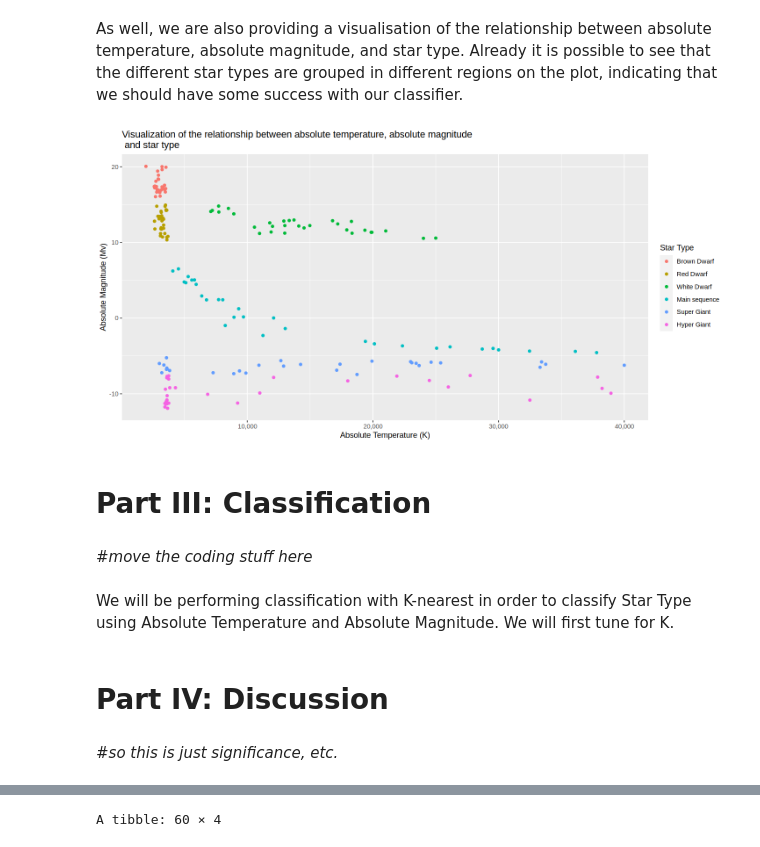
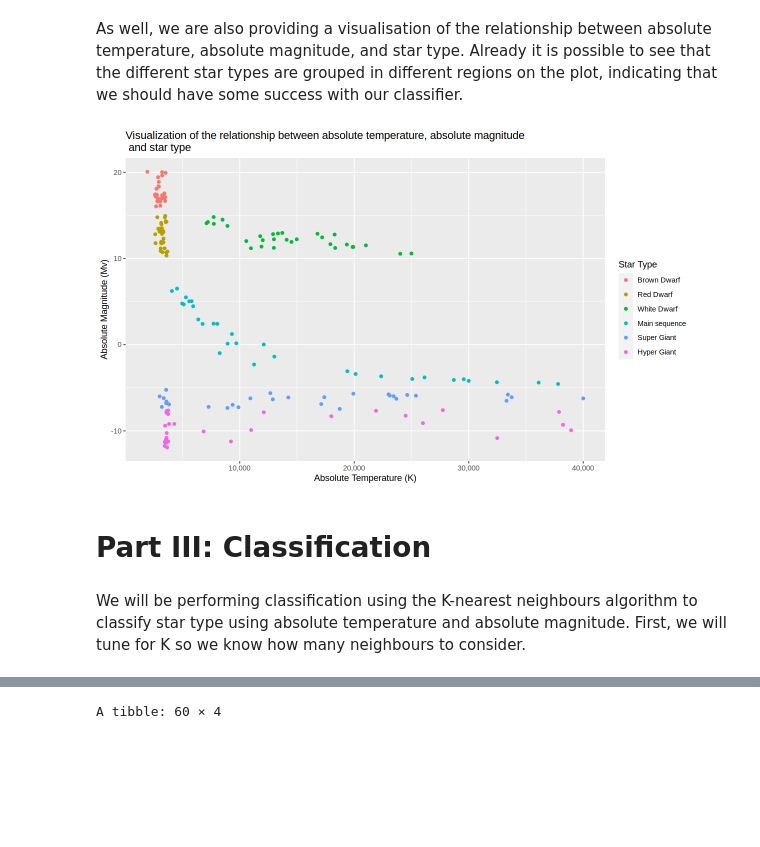
Before and after one commit to uchou92/dcsi-100-2023w1-group-28, a Jupyter notebook: Project_Proposal.ipynb, the cells around one changed output, grey strips where cells are left out. Saved outputs shown, nothing was run; the diff lists cells and outputs as text; code cells hidden in the pictures; blank space fills up the shorter version.

Commit message:
Adding explanation
finished writing up to "classifying unlabelled star"

```diff
--- a/Project_Proposal.ipynb
+++ b/Project_Proposal.ipynb
@@ -146,21 +146,17 @@ As well, we are also providing a visualisation of the relationship between absol
 # %%
 summary_plot_training <- data_training|>
     ggplot(aes(x = abs_temperature, y = abs_magnitude, color = star_type))+
             geom_point()+
             scale_color_hue(labels = c("Brown Dwarf", "Red Dwarf", "White Dwarf","Main sequence", "Super Giant", "Hyper Giant")) +
             labs(x = "Absolute Temperature (K)", y = "Absolute Magnitude (Mv)", color = "Star Type") +
             ggtitle("Visualization of the relationship between absolute temperature, absolute magnitude \n and star type") +
             scale_x_continuous(labels = scales::comma_format())
 summary_plot_training
+
+options(repr.plot.width = 10, repr.plot.height = 6)
 # %% [output]
-[figure, old version]
+[figure, new version]
 # %% [markdown]
 # Part III: Classification
-# %% [markdown]
-#*move the coding stuff here*
 # %% [markdown]
-We will be performing classification with K-nearest in order to classify Star Type using Absolute Temperature and Absolute Magnitude. We will first tune for K.
+We will be performing classification using the K-nearest neighbours algorithm to classify star type using absolute temperature and absolute magnitude. First, we will tune for K so we know how many neighbours to consider.
-# %% [markdown]
-# Part IV: Discussion
-# %% [markdown]
-#*so this is just significance, etc.*
```
Also changed, not shown: parts of 26 cells of this notebook.
